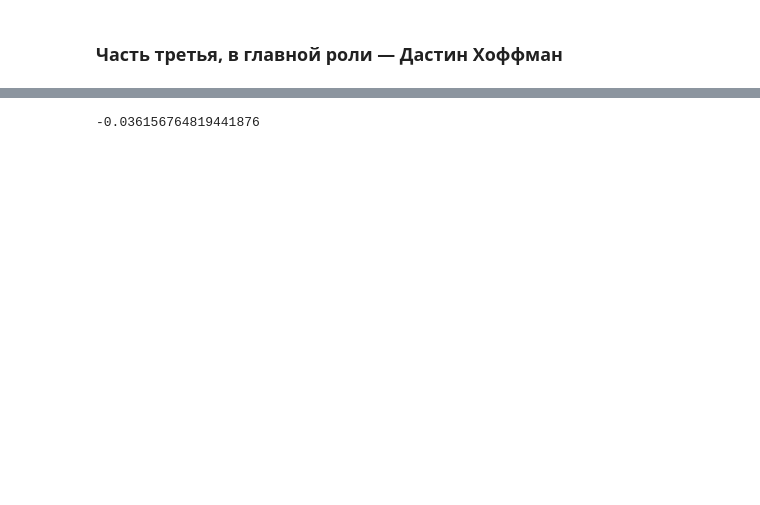
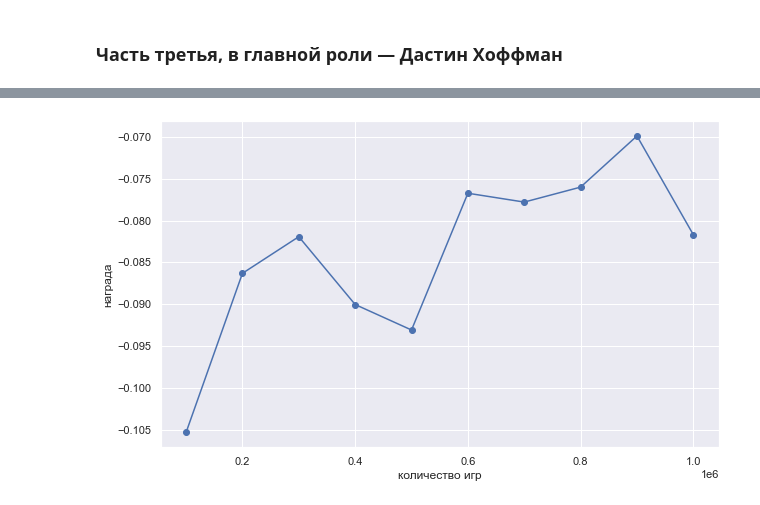
Before and after one commit to Vliseev/made_adl, a Jupyter notebook: hw_1/monte_carlo.ipynb, the cells around one changed output, grey strips where cells are left out. Drawn from its saved outputs; the diff is of its cells as text; code cells hidden in the pictures; blank space fills up the shorter version.

```diff
--- a/hw_1/monte_carlo.ipynb
+++ b/hw_1/monte_carlo.ipynb
@@ -227,14 +257,17 @@ St2id = {}
 for i, st in enumerate(St):
     St2id[st]=i
 # %%
-nA = 3 # 2 состояния
+nA = 3 # 3 состояния
 total_episodes=100000
-
+param_list=[]
+rew_list=[]
 for param in tqdm(ParameterSampler(param_grid, n_iter=10, random_state=123)):
     Q = np.zeros((len(St),3))
     pi = compute_policy_by_Q(Q)
     for n in range(total_episodes):
         Q_learning_episode(double_env_count, pi, Q, nA, St2id, param['alpha'], 0.03, param['gamma'])
         pi = compute_policy_by_Q(Q)
+
     rew = get_mc_reward(pi, double_env_count, St2id)
-    print(param, rew)
+    rew_list.append(rew)
+    param_list.append(param)
@@ -250,13 +289,24 @@ Q = np.zeros((len(St),3))
 pi = compute_policy_by_Q(Q)
 nA = 3 # 2 состояния
 total_episodes=1000000
-
+cur_pos = 1
+border = np.linspace(100,total_episodes+1,11)
+history = []
 for n in tqdm(range(total_episodes)):
-    Q_learning_episode(double_env_count, pi, Q, nA, St2id, alpha=0.001,epsilon=0.01, gamma=0.133)
+    if border[cur_pos] < n:
+        rew = get_mc_reward(pi, double_env_count, St2id)
+        cur_pos += 1
+        history.append((n, rew))
+    Q_learning_episode(double_env_count, pi, Q, nA, St2id, epsilon=0.03, **param_list[np.argmax(rew_list)])
     pi = compute_policy_by_Q(Q)
-# награда Q-learning double
-value_table = mc_prediction(pi, double_env_count, St2id, 100000)
-init_states = [r for ((s1, _, _,_), r) in value_table.items() if 12 <= s1 <= 20]
-print(np.mean(init_states))
+rew = get_mc_reward(pi, double_env_count, St2id)
+history.append((total_episodes, rew))
-# %% [output]
--0.036156764819441876
+# %%
+plt.figure(figsize=(10,6))
+x, y = list(zip(*history))
+ax, = plt.plot(x,y, linestyle='-', marker='o', color='b')
+plt.xlabel('количество игр')
+plt.ylabel('награда')
+plt.show()
+# %% [output]
+[figure, added]
```
Also changed, not shown: parts of 14 cells of this notebook.
